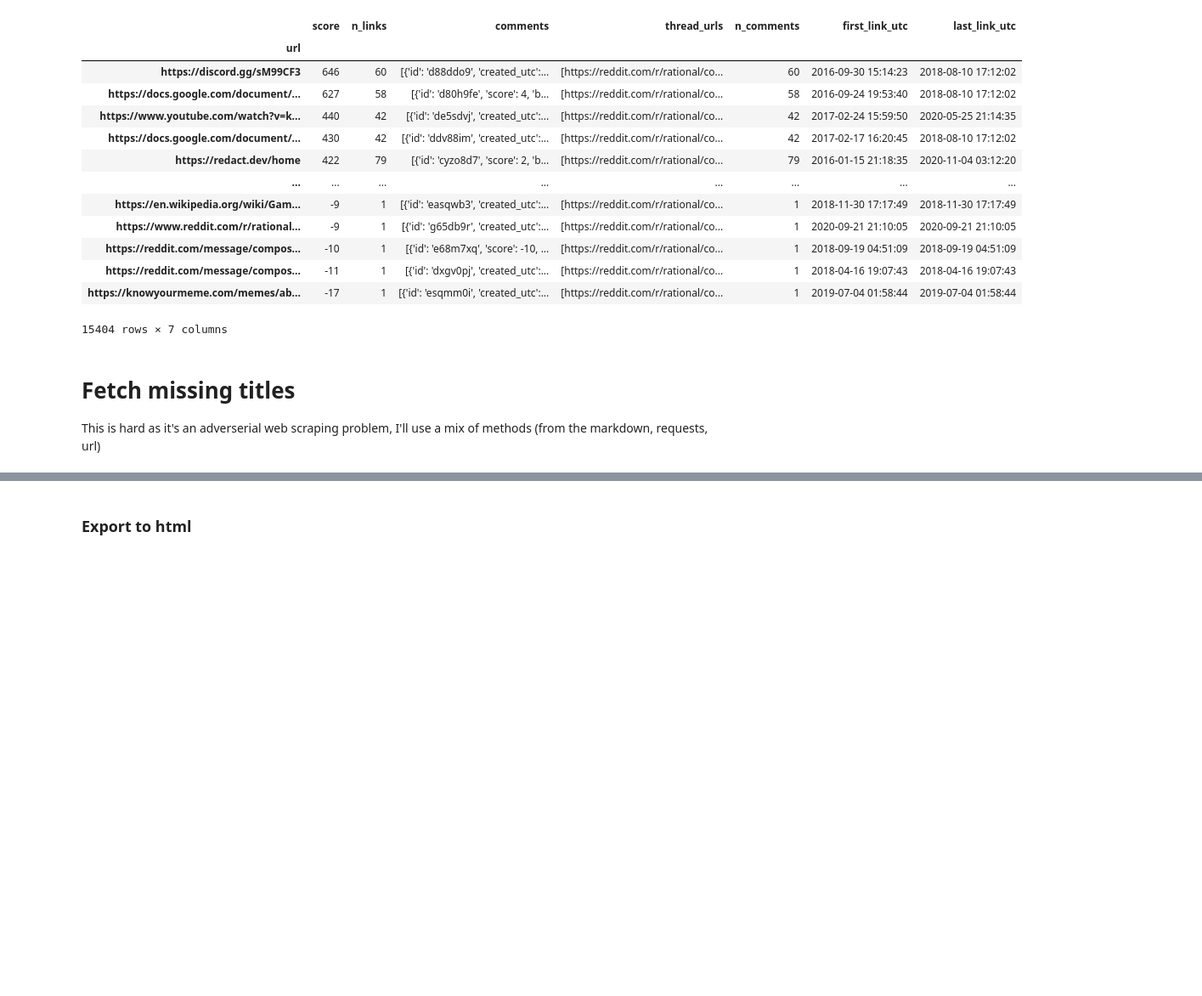
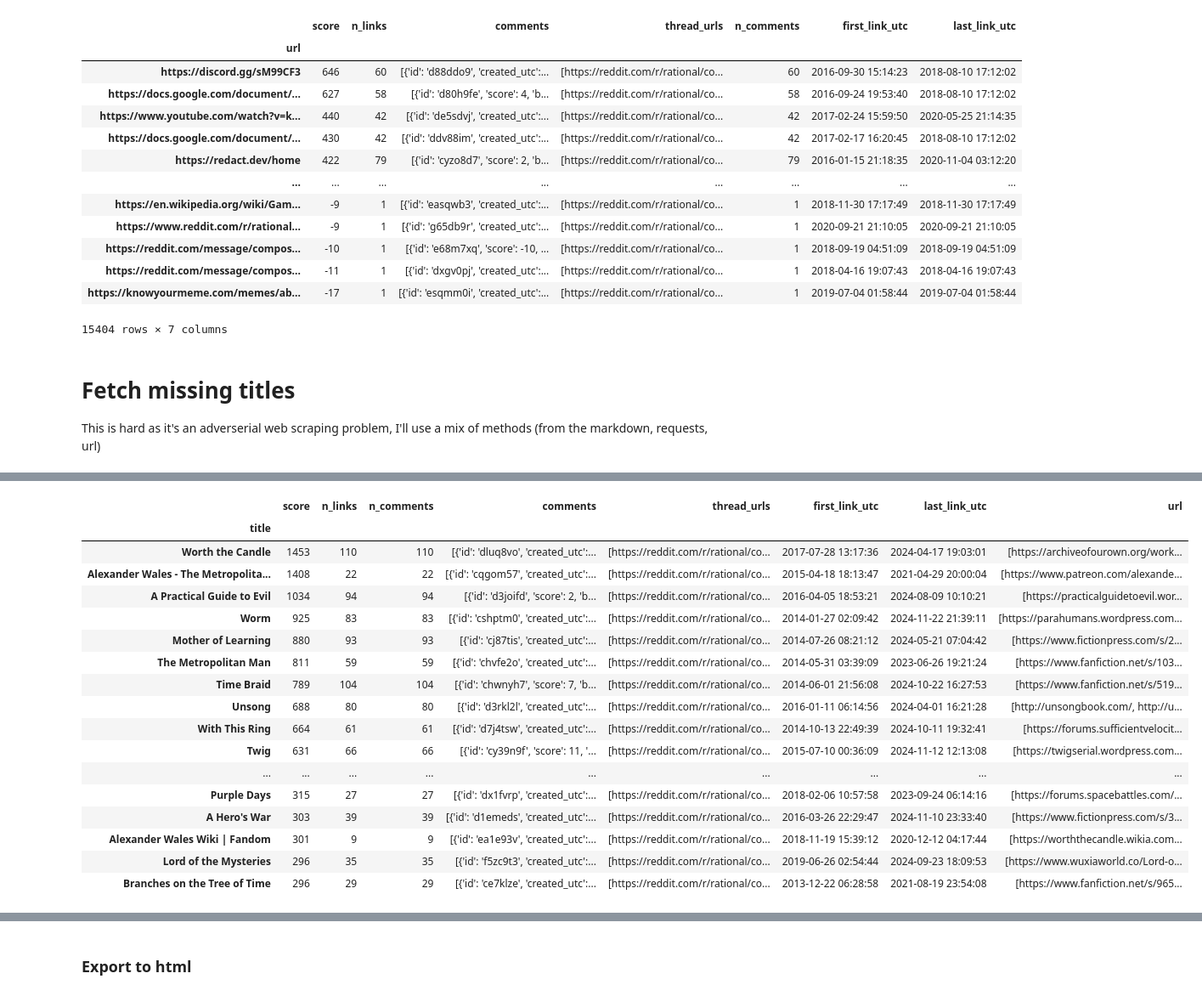
Before and after one commit to wassname/scrape_r_rational, a Jupyter notebook: nbs/mjc_004_process.ipynb, the cells around one changed output, grey strips where cells are left out. Shown: that part at 85% size. Drawn from its saved outputs; the diff is of its cells as text; code cells hidden in the pictures; blank space fills up the shorter version.

```diff
--- a/nbs/mjc_004_process.ipynb
+++ b/nbs/mjc_004_process.ipynb
@@ -470,9 +470,23 @@ banned_titles = [
     "",
     "x.com",
     'x',
+    'heroku | application error',
+    'msy archives',
+]
+banned_title_contents = [
+    'error',
+    'heroku',
+    '404',
+    'log in',
+    'sign up',
+    'login',
+    'sign in',
+    'register',
 ]
 def is_banned_title(title):
-    return title.lower().strip() in banned_titles
+    if title.lower().strip() in banned_titles: return True
+    if any([x in title.lower() for x in banned_title_contents]): return True
+    return False
 # %%
 """use lncrawl browser to get titles
 
@@ -635,7 +649,7 @@ def get_title(url):
 
     title = url
 
-    assert not is_banned_title(title), f"bad title `{title}` for url={url}"
+    # assert not is_banned_title(title), f"bad title `{title}` for url={url}"
 
     return title
 
@@ -733,29 +739,54 @@ t[t.str.startswith('http')]
 # %%
 # join by title
 def join_uniq(x: list[str]):
     return "\n".join(set(x))
 
 
 def chain_lists(x: list[list[str]]):
     return [item for sublist in x for item in sublist]
 
 
+# TODO we want to order urls by n_links or score
+
+
 df3 = (
-    df_links3.reset_index().groupby("title")
+    df_links3
+    .reset_index()
+    .sort_values("score", ascending=False)
+    .groupby("title")
     .agg(
         {
             "score": "sum",
             "n_links": "sum",
             'n_comments': 'sum',
             "comments": chain_lists,
             "thread_urls": chain_lists,
             'first_link_utc': 'min',
             'last_link_utc': 'max',
             'url': list,
         }
     )
     .sort_values("score", ascending=False)
 )
 df3.head(33)
+# %% [output]
+|  | score | n_links | n_comments | comments | thread_urls | first_link_utc | last_link_utc | url |
+| title |  |  |  |  |  |  |  |  |
+| Worth the Candle | 1453 | 110 | 110 | [{'id': 'dluq8vo', 'created_utc':... | [https://reddit.com/r/rational/co... | 2017-07-28 13:17:36 | 2024-04-17 19:03:01 | [https://archiveofourown.org/work... |
+| Alexander Wales - The Metropolita... | 1408 | 22 | 22 | [{'id': 'cqgom57', 'created_utc':... | [https://reddit.com/r/rational/co... | 2015-04-18 18:13:47 | 2021-04-29 20:00:04 | [https://www.patreon.com/alexande... |
+| A Practical Guide to Evil | 1034 | 94 | 94 | [{'id': 'd3joifd', 'score': 2, 'b... | [https://reddit.com/r/rational/co... | 2016-04-05 18:53:21 | 2024-08-09 10:10:21 | [https://practicalguidetoevil.wor... |
+| Worm | 925 | 83 | 83 | [{'id': 'cshptm0', 'created_utc':... | [https://reddit.com/r/rational/co... | 2014-01-27 02:09:42 | 2024-11-22 21:39:11 | [https://parahumans.wordpress.com... |
+| Mother of Learning | 880 | 93 | 93 | [{'id': 'cj87tis', 'created_utc':... | [https://reddit.com/r/rational/co... | 2014-07-26 08:21:12 | 2024-05-21 07:04:42 | [https://www.fictionpress.com/s/2... |
+| The Metropolitan Man | 811 | 59 | 59 | [{'id': 'chvfe2o', 'created_utc':... | [https://reddit.com/r/rational/co... | 2014-05-31 03:39:09 | 2023-06-26 19:21:24 | [https://www.fanfiction.net/s/103... |
+| Time Braid | 789 | 104 | 104 | [{'id': 'chwnyh7', 'score': 7, 'b... | [https://reddit.com/r/rational/co... | 2014-06-01 21:56:08 | 2024-10-22 16:27:53 | [https://www.fanfiction.net/s/519... |
+| Unsong | 688 | 80 | 80 | [{'id': 'd3rkl2l', 'created_utc':... | [https://reddit.com/r/rational/co... | 2016-01-11 06:14:56 | 2024-04-01 16:21:28 | [http://unsongbook.com/, http://u... |
+| With This Ring | 664 | 61 | 61 | [{'id': 'd7j4tsw', 'created_utc':... | [https://reddit.com/r/rational/co... | 2014-10-13 22:49:39 | 2024-10-11 19:32:41 | [https://forums.sufficientvelocit... |
+| Twig | 631 | 66 | 66 | [{'id': 'cy39n9f', 'score': 11, '... | [https://reddit.com/r/rational/co... | 2015-07-10 00:36:09 | 2024-11-12 12:13:08 | [https://twigserial.wordpress.com... |
+| ... | ... | ... | ... | ... | ... | ... | ... | ... |
+| Purple Days | 315 | 27 | 27 | [{'id': 'dx1fvrp', 'created_utc':... | [https://reddit.com/r/rational/co... | 2018-02-06 10:57:58 | 2023-09-24 06:14:16 | [https://forums.spacebattles.com/... |
+| A Hero's War | 303 | 39 | 39 | [{'id': 'd1emeds', 'created_utc':... | [https://reddit.com/r/rational/co... | 2016-03-26 22:29:47 | 2024-11-10 23:33:40 | [https://www.fictionpress.com/s/3... |
+| Alexander Wales Wiki | Fandom | 301 | 9 | 9 | [{'id': 'ea1e93v', 'created_utc':... | [https://reddit.com/r/rational/co... | 2018-11-19 15:39:12 | 2020-12-12 04:17:44 | [https://worththecandle.wikia.com... |
+| Lord of the Mysteries | 296 | 35 | 35 | [{'id': 'f5zc9t3', 'created_utc':... | [https://reddit.com/r/rational/co... | 2019-06-26 02:54:44 | 2024-09-23 18:09:53 | [https://www.wuxiaworld.co/Lord-o... |
+| Branches on the Tree of Time | 296 | 29 | 29 | [{'id': 'ce7klze', 'created_utc':... | [https://reddit.com/r/rational/co... | 2013-12-22 06:28:58 | 2021-08-19 23:54:08 | [https://www.fanfiction.net/s/965... |
 # %%
 print(f"{len(df_links3)} -> {len(df3)} after title dedup")
```
Also changed, not shown: parts of 23 cells of this notebook, 2 other files.
